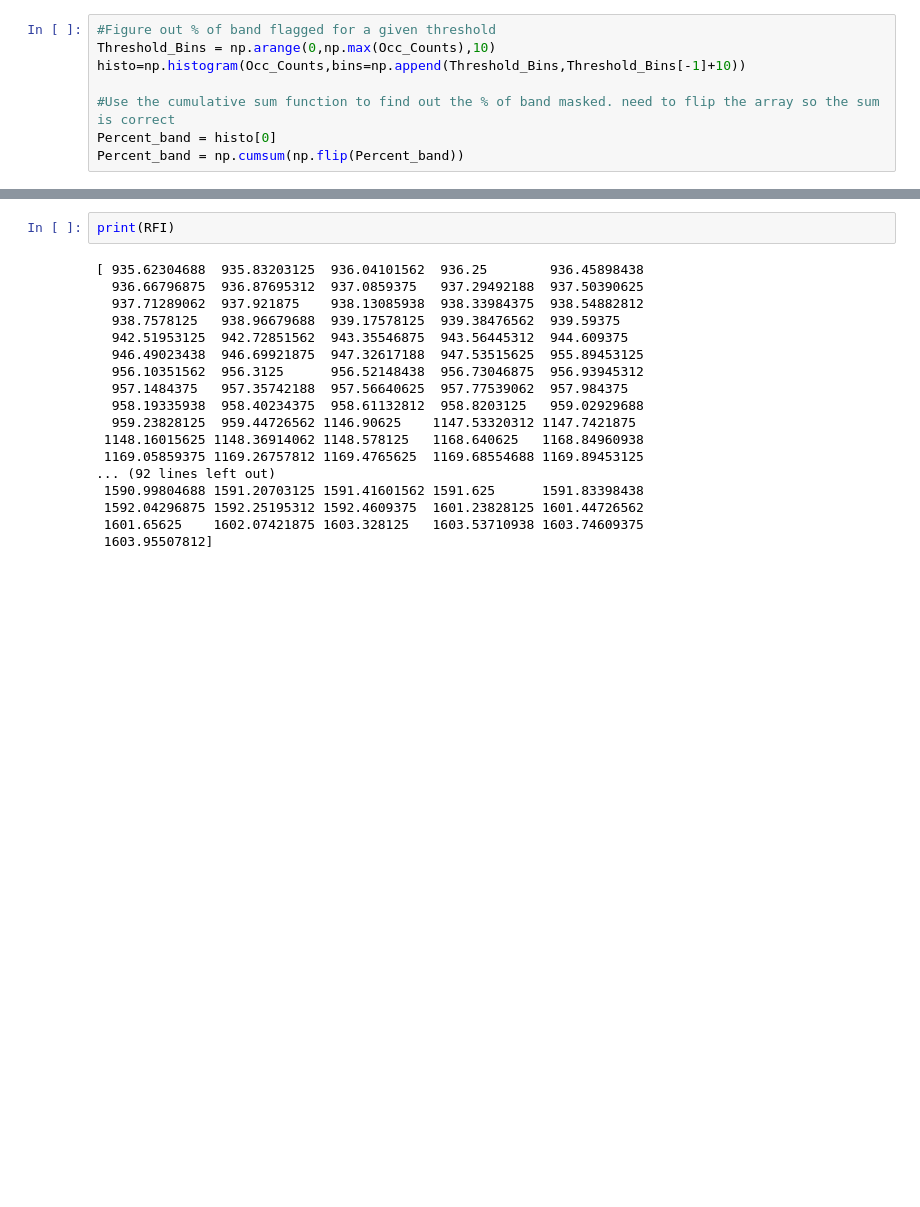
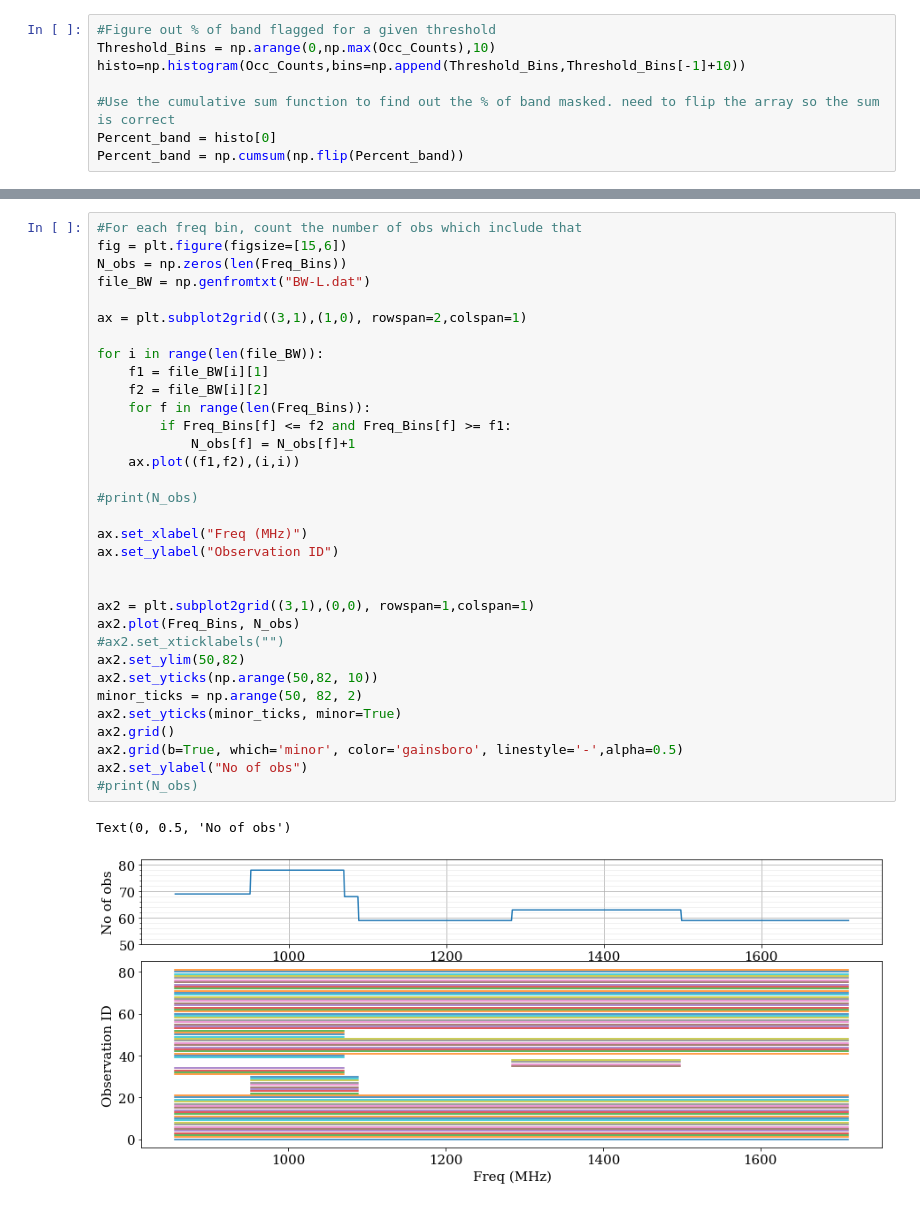
Before and after one commit to cherryng/MeerKAT_SETI_tools, a Jupyter notebook: Plot-MK-RFI.ipynb, the cells around one changed output, grey strips where cells are left out. Saved outputs shown, nothing was run; the diff lists cells and outputs as text; blank space fills up the shorter version.

Commit message:
Add files via upload
Including normalization by no. of observations.

```diff
--- a/Plot-MK-RFI.ipynb
+++ b/Plot-MK-RFI.ipynb
@@ -66,23 +66,39 @@ ax2.set_xlim(0,100)
 # %% [output]
 (0.0, 100.0)
 [figure]
-# %%
-print(RFI)
-# %% [output]
-[ 935.62304688  935.83203125  936.04101562  936.25        936.45898438
-  936.66796875  936.87695312  937.0859375   937.29492188  937.50390625
-  937.71289062  937.921875    938.13085938  938.33984375  938.54882812
-  938.7578125   938.96679688  939.17578125  939.38476562  939.59375
-  942.51953125  942.72851562  943.35546875  943.56445312  944.609375
-  946.49023438  946.69921875  947.32617188  947.53515625  955.89453125
-  956.10351562  956.3125      956.52148438  956.73046875  956.93945312
-  957.1484375   957.35742188  957.56640625  957.77539062  957.984375
-  958.19335938  958.40234375  958.61132812  958.8203125   959.02929688
-  959.23828125  959.44726562 1146.90625    1147.53320312 1147.7421875
- 1148.16015625 1148.36914062 1148.578125   1168.640625   1168.84960938
- 1169.05859375 1169.26757812 1169.4765625  1169.68554688 1169.89453125
-... (92 lines left out)
- 1590.99804688 1591.20703125 1591.41601562 1591.625      1591.83398438
- 1592.04296875 1592.25195312 1592.4609375  1601.23828125 1601.44726562
- 1601.65625    1602.07421875 1603.328125   1603.53710938 1603.74609375
- 1603.95507812]
+# %%
+#For each freq bin, count the number of obs which include that
+fig = plt.figure(figsize=[15,6])
+N_obs = np.zeros(len(Freq_Bins))
+file_BW = np.genfromtxt("BW-L.dat")
+
+ax = plt.subplot2grid((3,1),(1,0), rowspan=2,colspan=1)
+
+for i in range(len(file_BW)):
+    f1 = file_BW[i][1]
+    f2 = file_BW[i][2]
+    for f in range(len(Freq_Bins)):
+        if Freq_Bins[f] <= f2 and Freq_Bins[f] >= f1:
+            N_obs[f] = N_obs[f]+1
+    ax.plot((f1,f2),(i,i))
+
+#print(N_obs)
+
+ax.set_xlabel("Freq (MHz)")
+ax.set_ylabel("Observation ID")
+
+
+ax2 = plt.subplot2grid((3,1),(0,0), rowspan=1,colspan=1)
+ax2.plot(Freq_Bins, N_obs)
+#ax2.set_xticklabels("")
+ax2.set_ylim(50,82)
+ax2.set_yticks(np.arange(50,82, 10))
+minor_ticks = np.arange(50, 82, 2)
+ax2.set_yticks(minor_ticks, minor=True)
+ax2.grid()
+ax2.grid(b=True, which='minor', color='gainsboro', linestyle='-',alpha=0.5)
+ax2.set_ylabel("No of obs")
+#print(N_obs)
+# %% [output]
+Text(0, 0.5, 'No of obs')
+[figure, added]
```
Also changed, not shown: parts of 5 cells of this notebook.
